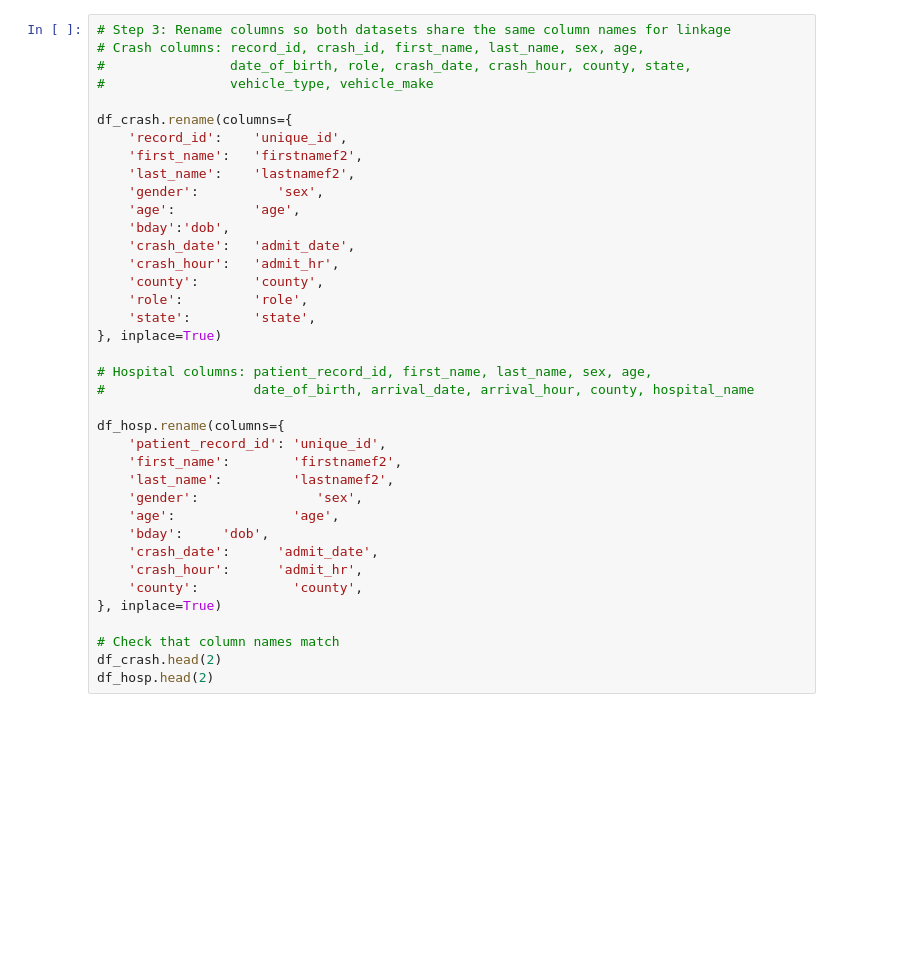
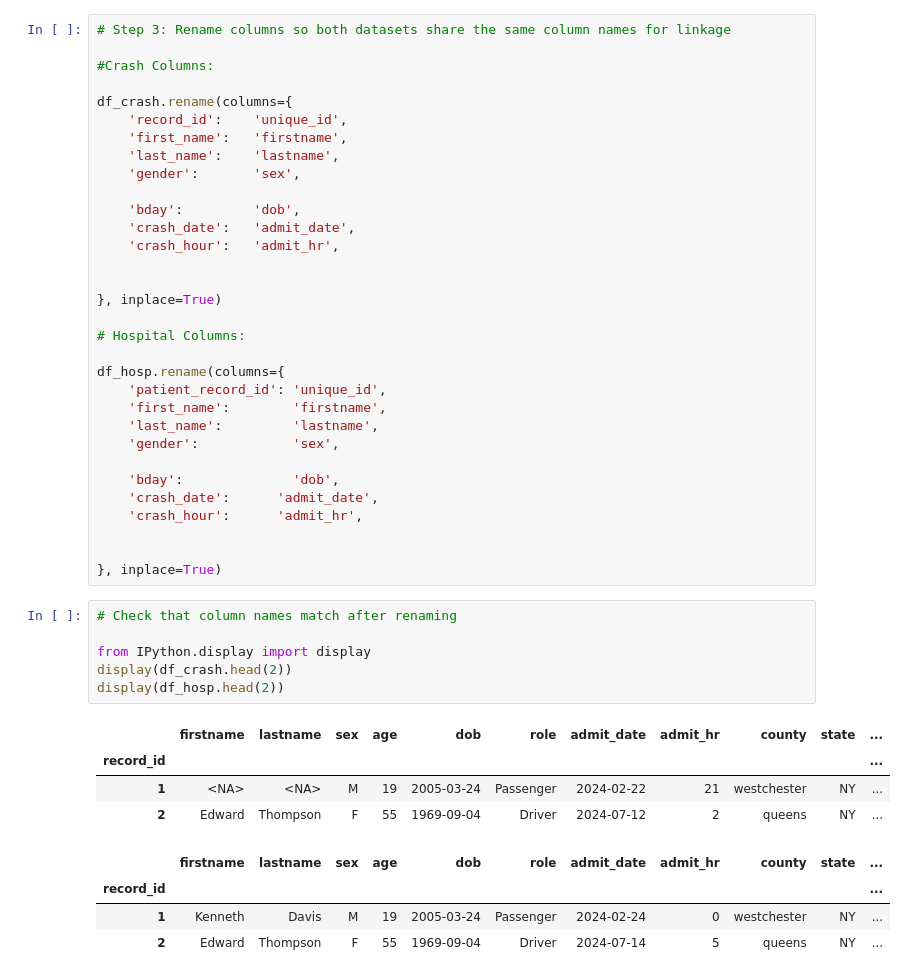
Before and after one commit to divyankapawaskar/splink-workshop-binder, a Jupyter notebook: Splink_synthetic_demo.ipynb, the cells around one changed output. Drawn from its saved outputs; the diff is of its cells as text; blank space fills up the shorter version.

```diff
--- a/Splink_synthetic_demo.ipynb
+++ b/Splink_synthetic_demo.ipynb
@@ -27,38 +71,47 @@ print(f"Hospital records: {df_hosp.shape[0]} rows x {df_hosp.shape[1]} columns")
 # %%
 # Step 3: Rename columns so both datasets share the same column names for linkage
-# Crash columns: record_id, crash_id, first_name, last_name, sex, age,
-#                date_of_birth, role, crash_date, crash_hour, county, state,
-#                vehicle_type, vehicle_make
+
+#Crash Columns:
 
 df_crash.rename(columns={
     'record_id':    'unique_id',
-    'first_name':   'firstnamef2',
-    'last_name':    'lastnamef2',
-    'gender':          'sex',
-    'age':          'age',
-    'bday':'dob',
+    'first_name':   'firstname',
+    'last_name':    'lastname',
+    'gender':       'sex',
+
+    'bday':         'dob',
     'crash_date':   'admit_date',
     'crash_hour':   'admit_hr',
-    'county':       'county',
-    'role':         'role',
-    'state':        'state',
+
+
 }, inplace=True)
 
-# Hospital columns: patient_record_id, first_name, last_name, sex, age,
-#                   date_of_birth, arrival_date, arrival_hour, county, hospital_name
+# Hospital Columns:
 
 df_hosp.rename(columns={
     'patient_record_id': 'unique_id',
-    'first_name':        'firstnamef2',
-    'last_name':         'lastnamef2',
-    'gender':               'sex',
-    'age':               'age',
-    'bday':     'dob',
+    'first_name':        'firstname',
+    'last_name':         'lastname',
+    'gender':            'sex',
+
+    'bday':              'dob',
     'crash_date':      'admit_date',
     'crash_hour':      'admit_hr',
-    'county':            'county',
+
+
 }, inplace=True)
-
-# Check that column names match
-df_crash.head(2)
-df_hosp.head(2)
+# %%
+# Check that column names match after renaming
+
+from IPython.display import display
+display(df_crash.head(2))
+display(df_hosp.head(2))
+# %% [output]
+|  | firstname | lastname | sex | age | dob | role | admit_date | admit_hr | county | state | ... |
+| record_id |  |  |  |  |  |  |  |  |  |  | ... |
+| 1 | <NA> | <NA> | M | 19 | 2005-03-24 | Passenger | 2024-02-22 | 21 | westchester | NY | ... |
+| 2 | Edward | Thompson | F | 55 | 1969-09-04 | Driver | 2024-07-12 | 2 | queens | NY | ... |
+|  | firstname | lastname | sex | age | dob | role | admit_date | admit_hr | county | state | ... |
+| record_id |  |  |  |  |  |  |  |  |  |  | ... |
+| 1 | Kenneth | Davis | M | 19 | 2005-03-24 | Passenger | 2024-02-24 | 0 | westchester | NY | ... |
+| 2 | Edward | Thompson | F | 55 | 1969-09-04 | Driver | 2024-07-14 | 5 | queens | NY | ... |
```
Also changed, not shown: parts of 27 cells of this notebook.
